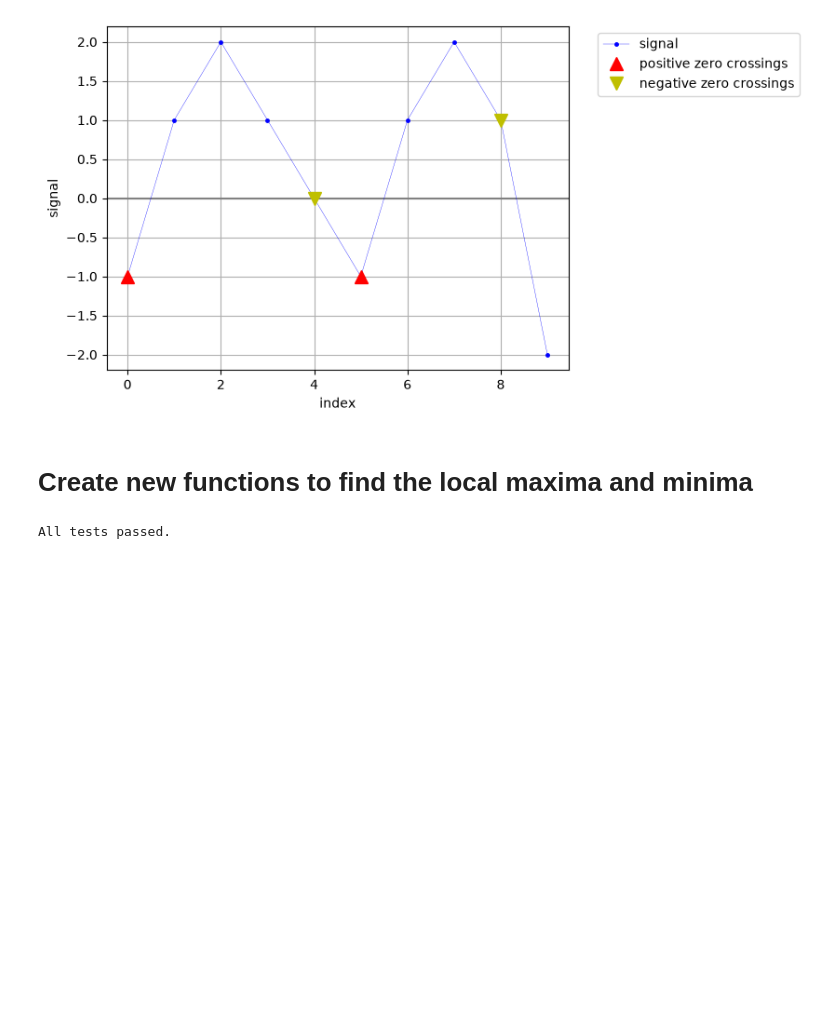
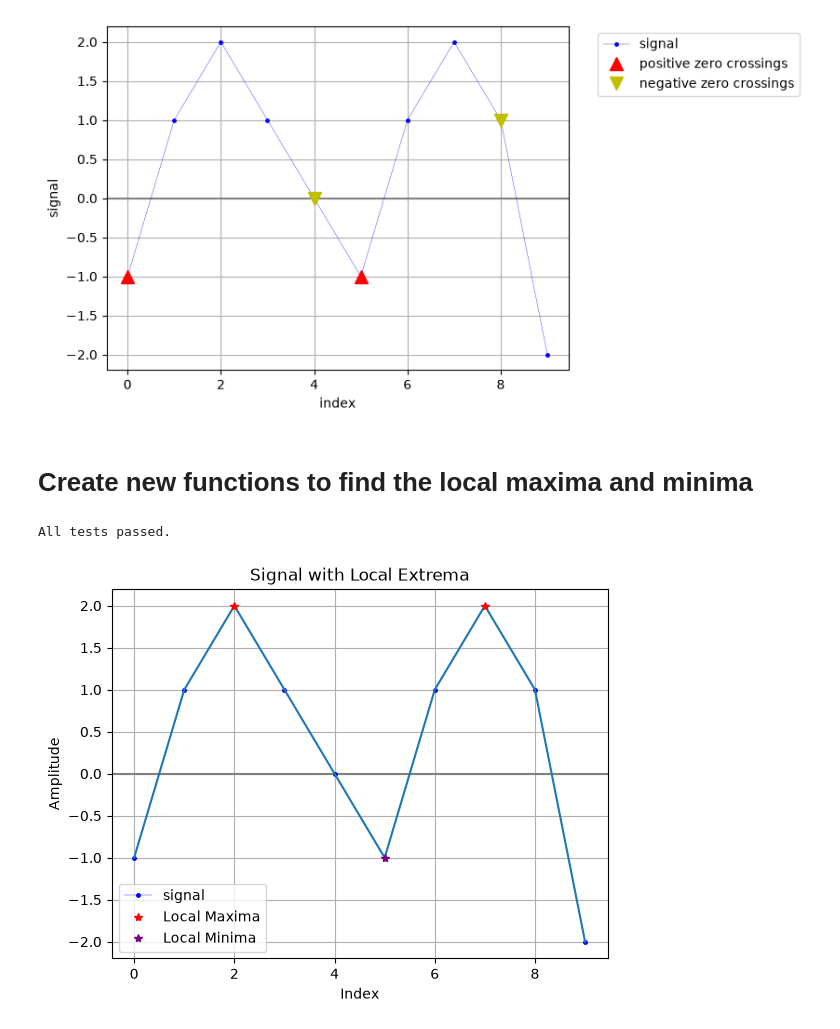
Before and after one commit to LouisDUHIL/Series03-Python, a Jupyter notebook: Series03-Python.ipynb, the cells around one changed output. Drawn from its saved outputs; the diff is of its cells as text; code cells hidden in the pictures; blank space fills up the shorter version.

Commit message:
création du graphe extrèmes
création du graphe max et mini

```diff
--- a/Series03-Python.ipynb
+++ b/Series03-Python.ipynb
@@ -290,3 +290,28 @@ except AssertionError:
     raise  # propagate the error
 # %% [output]
 All tests passed.
+# %%
+def plot_extrema(i: np.ndarray, s: np.ndarray):
+    """Représentation graphique des extrema locaux d'un signal"""
+    (i_maxima, maxima), (i_minima, minima) = find_local_extrema(s)
+    plt.plot(i, s)
+    plt.plot(i[i_maxima], maxima, "r*", label="Local Maxima")
+    plt.plot(i[i_minima], minima, "*", color="purple", label="Local Minima")
+    plt.xlabel("Index")
+    plt.ylabel("Amplitude")
+    plt.title("Signal with Local Extrema")
+    plt.grid()
+    plt.legend()
+    plt.show()
+
+def display_signal_and_extrema(i: np.ndarray, s: np.ndarray):
+    """Représentation graphique du signal et de ses extrema locaux"""
+    plt.figure()
+    plot_signal(i, s)
+    plot_extrema(i, s)
+    plt.show()
+
+# example usage
+display_signal_and_extrema(index, signal)
+# %% [output]
+[figure, added]
```
